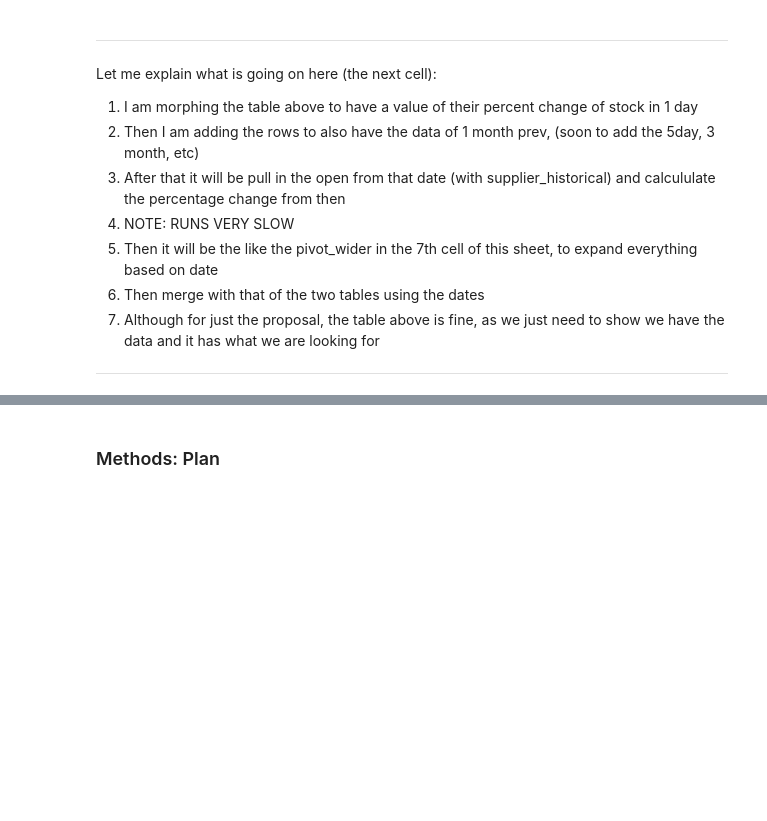
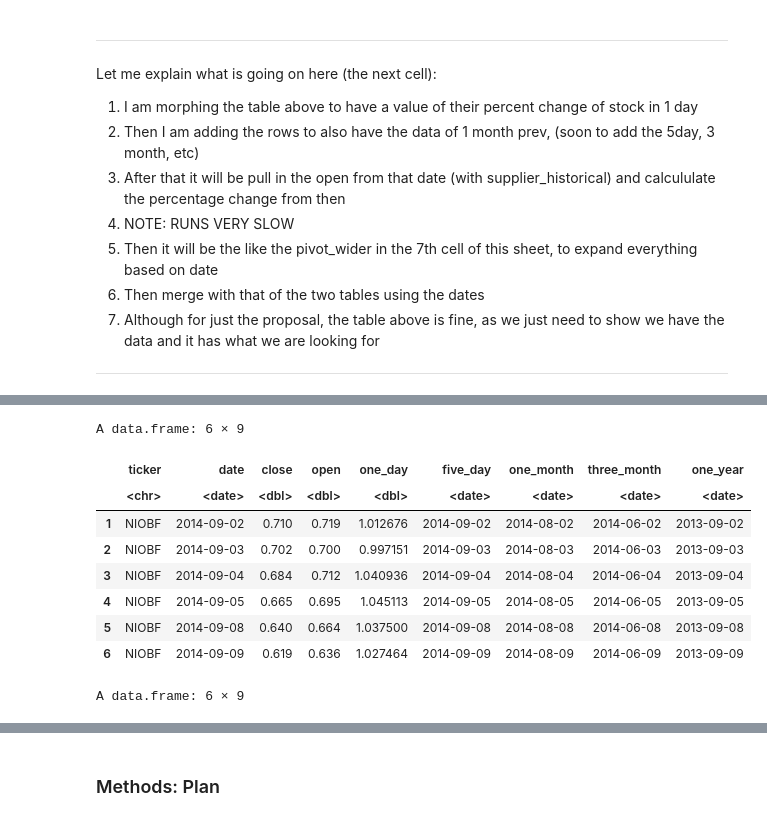
Before and after one commit to nkoda/STAT301, a Jupyter notebook: project_proposal.ipynb, the cells around one changed output, grey strips where cells are left out. Saved outputs shown, nothing was run; the diff lists cells and outputs as text; code cells hidden in the pictures; blank space fills up the shorter version.

```diff
--- a/project_proposal.ipynb
+++ b/project_proposal.ipynb
@@ -483,0 +451,18 @@ A data.frame: 6 × 7
+# %%
+supplier_index_tidy <- cbind(supplier_index_tidy_, dates)
+supplier_index_tidy <- supplier_index_tidy[, !duplicated(colnames(supplier_index_tidy))]
+supplier_index_tidy <- select(supplier_index_tidy, ticker, date, close, open, one_day, five_day, one_month, three_month, one_year)
+
+head(supplier_index_tidy)
+tail(supplier_index_tidy)
+# %% [output]
+A data.frame: 6 × 9
+|  | ticker | date | close | open | one_day | five_day | one_month | three_month | one_year |
+|  | <chr> | <date> | <dbl> | <dbl> | <dbl> | <date> | <date> | <date> | <date> |
+| 1 | NIOBF | 2014-09-02 | 0.710 | 0.719 | 1.012676 | 2014-09-02 | 2014-08-02 | 2014-06-02 | 2013-09-02 |
+| 2 | NIOBF | 2014-09-03 | 0.702 | 0.700 | 0.997151 | 2014-09-03 | 2014-08-03 | 2014-06-03 | 2013-09-03 |
+| 3 | NIOBF | 2014-09-04 | 0.684 | 0.712 | 1.040936 | 2014-09-04 | 2014-08-04 | 2014-06-04 | 2013-09-04 |
+| 4 | NIOBF | 2014-09-05 | 0.665 | 0.695 | 1.045113 | 2014-09-05 | 2014-08-05 | 2014-06-05 | 2013-09-05 |
+| 5 | NIOBF | 2014-09-08 | 0.640 | 0.664 | 1.037500 | 2014-09-08 | 2014-08-08 | 2014-06-08 | 2013-09-08 |
+| 6 | NIOBF | 2014-09-09 | 0.619 | 0.636 | 1.027464 | 2014-09-09 | 2014-08-09 | 2014-06-09 | 2013-09-09 |
+A data.frame: 6 × 9
```
Also changed, not shown: parts of 12 cells of this notebook.
